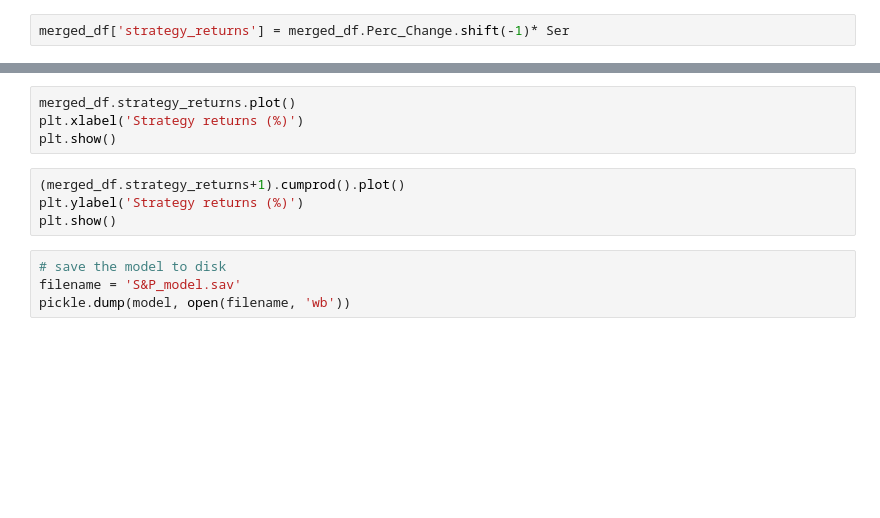
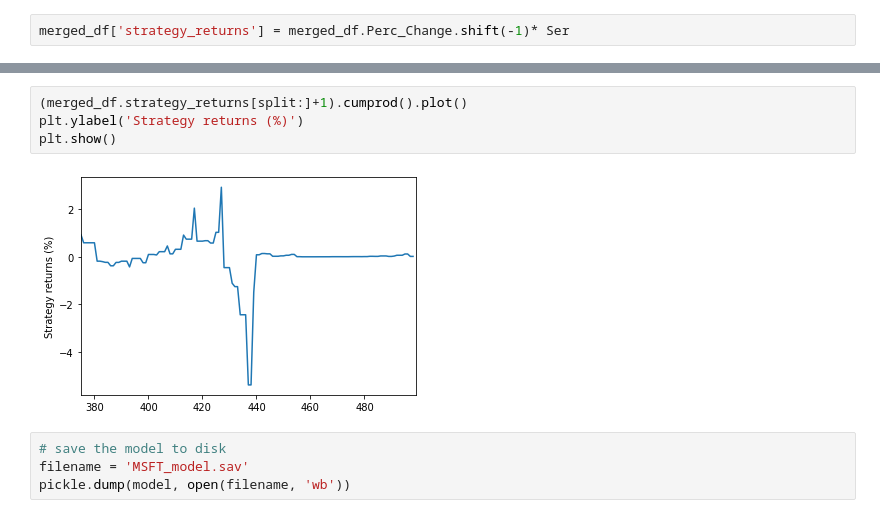
Before and after one commit to NUDSBC-Final-Project/Trump-Twitter-Stock-Analysis-Project, a Jupyter notebook: Random_Forest_S&P.ipynb, the cells around one changed output, grey strips where cells are left out. Cells and saved outputs as stored; diff of their text form; blank space fills up the shorter version.

```diff
--- a/Random_Forest_S&P.ipynb
+++ b/Random_Forest_S&P.ipynb
@@ -101,14 +160,12 @@ merged_df
 # %%
-merged_df.strategy_returns.plot()
-plt.xlabel('Strategy returns (%)')
+(merged_df.strategy_returns[split:]+1).cumprod().plot()
+plt.ylabel('Strategy returns (%)')
 plt.show()
+# %% [output]
+[figure, added]
-# %%
-(merged_df.strategy_returns+1).cumprod().plot()
-plt.ylabel('Strategy returns (%)')
-plt.show()
 # %%
 # save the model to disk
-filename = 'S&P_model.sav'
+filename = 'MSFT_model.sav'
 pickle.dump(model, open(filename, 'wb'))
 # %%
 # load the model from disk
```
Also changed, not shown: parts of 16 cells of this notebook, 10 other files.
